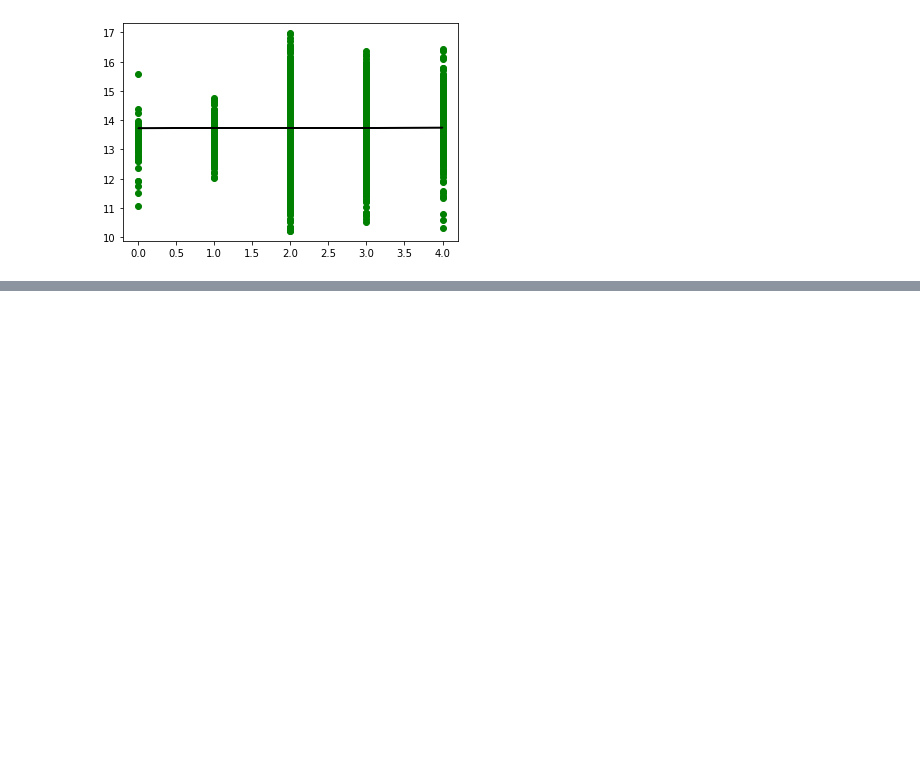
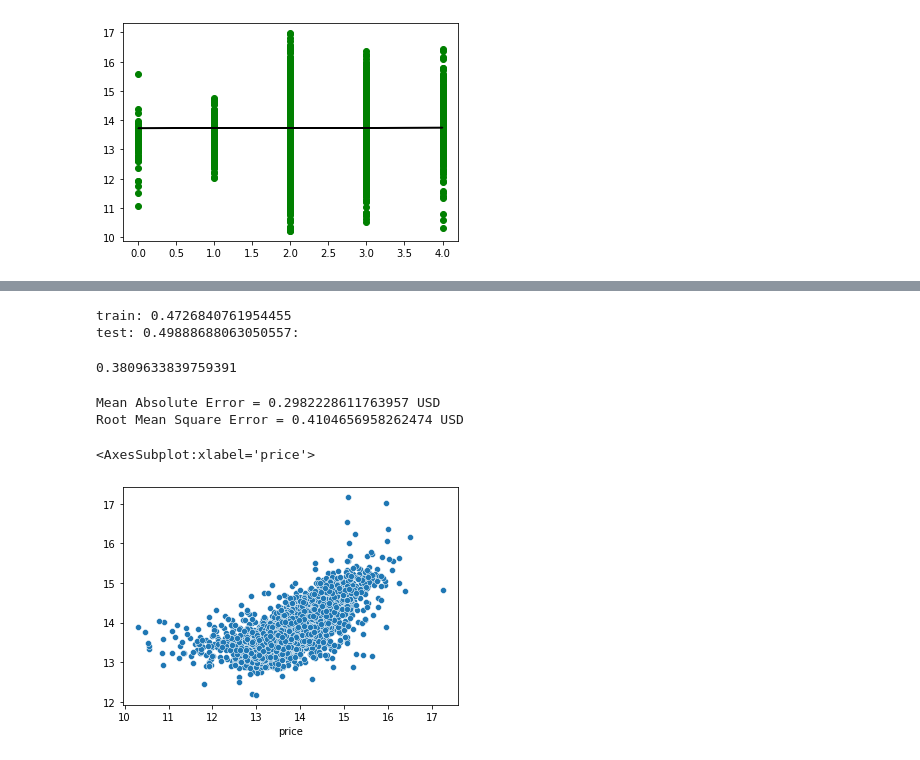
Before and after one commit to Kellyajara/RealEstate-Classification, a Jupyter notebook: New Project Notebook.ipynb, the cells around one changed output, grey strips where cells are left out. Cells and saved outputs as stored; diff of their text form; code cells hidden in the pictures; blank space fills up the shorter version.

Commit message:
Adding Multiple Regression

```diff
--- a/New Project Notebook.ipynb
+++ b/New Project Notebook.ipynb
@@ -469,0 +477,46 @@ plt.show()
+# %%
+base = ['bedrooms', 'bathrooms',"sqft_lot",'sqft_above','floors',"sqft_basement",
+         'sqft_garage','sqft_patio',"grade_code","view_code","condition_code"]
+# %%
+y = np.log(housing_df2['price'])
+
+X = housing_df2[base]
+
+X_train, X_test, y_train, y_test = train_test_split(X, y, test_size=0.3, random_state = 42)
+
+scaler = StandardScaler()
+
+scaler.fit(X_train)
+
+X_train_transformed = scaler.transform(X_train)
+X_test_transformed = scaler.transform(X_test)
+# %%
+lr = LinearRegression()
+
+lr.fit(X_train_transformed, y_train)
+print('train: {}'.format(lr.score(X_train_transformed,y_train)))
+print('test: {}:'.format( lr.score(X_test_transformed,y_test)))
+# %% [output]
+train: 0.4726840761954455
+test: 0.49888688063050557:
+# %%
+adj_r2 = 1 - (1-r_squared) * ((len(y)-1)/(len(y)-X_train_transformed.shape[1]-1))
+adj_r2
+# %% [output]
+0.3809633839759391
+# %%
+y_pred = lr.predict(X_test_transformed)
+
+MAE = mean_absolute_error(y_test, y_pred)
+print('Mean Absolute Error =', MAE,'USD')
+
+RMSE = mean_squared_error(y_test, y_pred, squared = False)
+print('Root Mean Square Error =', RMSE,'USD')
+# %% [output]
+Mean Absolute Error = 0.2982228611763957 USD
+Root Mean Square Error = 0.4104656958262474 USD
+# %%
+sns.scatterplot(x = y_test, y = y_pred)
+# %% [output]
+<AxesSubplot:xlabel='price'>
+[figure, added]
```
Also changed, not shown: parts of 9 cells of this notebook.
